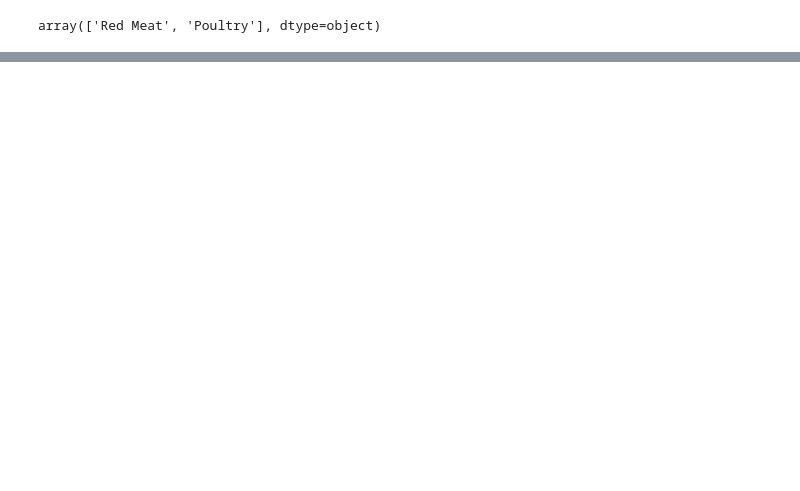
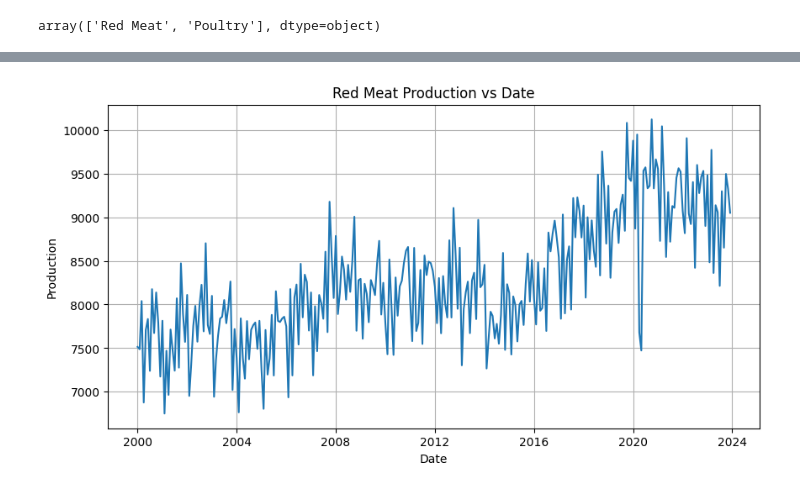
Before and after one commit to YuvBindal/Citadel-APAC-DATATHON-24, a Jupyter notebook: meat_data_shayaan.ipynb, the cells around one changed output, grey strips where cells are left out. Saved outputs shown, nothing was run; the diff lists cells and outputs as text; code cells hidden in the pictures; blank space fills up the shorter version.

```diff
--- a/meat_data_shayaan.ipynb
+++ b/meat_data_shayaan.ipynb
@@ -80 +93,6 @@ display(meat_production_df_2000)
 3156 rows × 8 columns
+# %%
+# Create a df for 2000 data onwards for Red Meat only from the Type of Meat column
+meat_production_df_2000_red_meat = meat_production_df_2000[meat_production_df_2000['Type of Meat'] == 'Red Meat']
+
+display(meat_production_df_2000_red_meat)
@@ -80,0 +113,10 @@ display(meat_production_df_2000)
+# %%
+# Remove commas and convert to float
+meat_production_df_2000_red_meat['Production'] = meat_production_df_2000_red_meat['Production'].str.replace(
+    ',', '').astype(float)
+
+# Now perform the groupby operation
+meat_production_df_2000_red_meat_sum = meat_production_df_2000_red_meat.groupby(
+    ['Date', 'Animal', 'Unit', 'Type of Meat', 'Year', 'Month']).sum().reset_index()
+
+meat_production_df_2000_red_meat_sum.drop(columns=['Commercial or Federally Inspected'], inplace=True)
@@ -80,0 +161,7 @@ display(meat_production_df_2000)
+# %%
+meat_production_df_2000_red_meat_grouped_sum = meat_production_df_2000_red_meat_sum.groupby(
+    ['Date', 'Unit', 'Type of Meat', 'Year', 'Month']).sum().reset_index()
+
+meat_production_df_2000_red_meat_grouped_sum.drop(columns=['Animal'], inplace=True)
+
+display(meat_production_df_2000_red_meat_grouped_sum)
@@ -80,0 +182,11 @@ display(meat_production_df_2000)
+# %%
+# Graph for Red Meat Production vs Date
+plt.figure(figsize=(10, 5))
+plt.plot(meat_production_df_2000_red_meat_grouped_sum['Date'],
+         meat_production_df_2000_red_meat_grouped_sum['Production'])
+plt.title('Red Meat Production vs Date')
+plt.xlabel('Date')
+plt.ylabel('Production')
+plt.grid()
+# %% [output]
+[figure, added]
```
Also changed, not shown: parts of 11 cells of this notebook.
